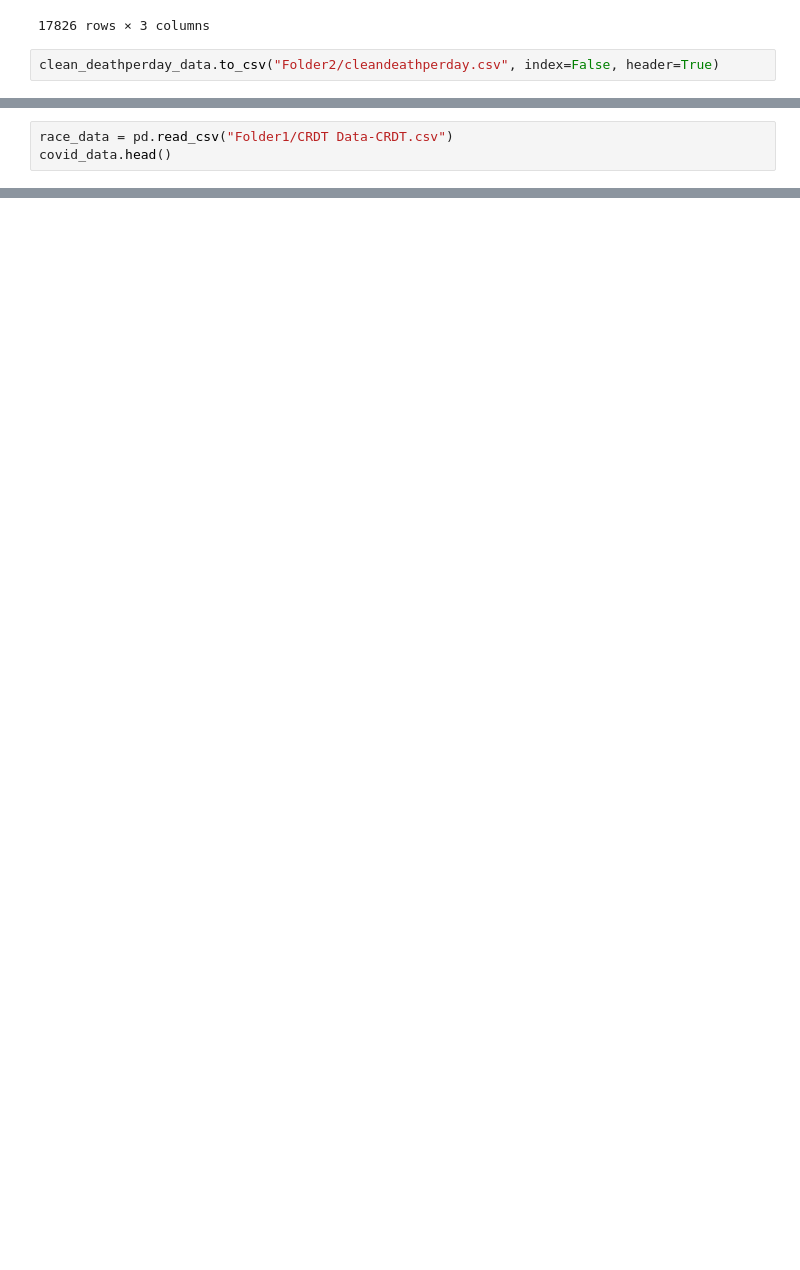
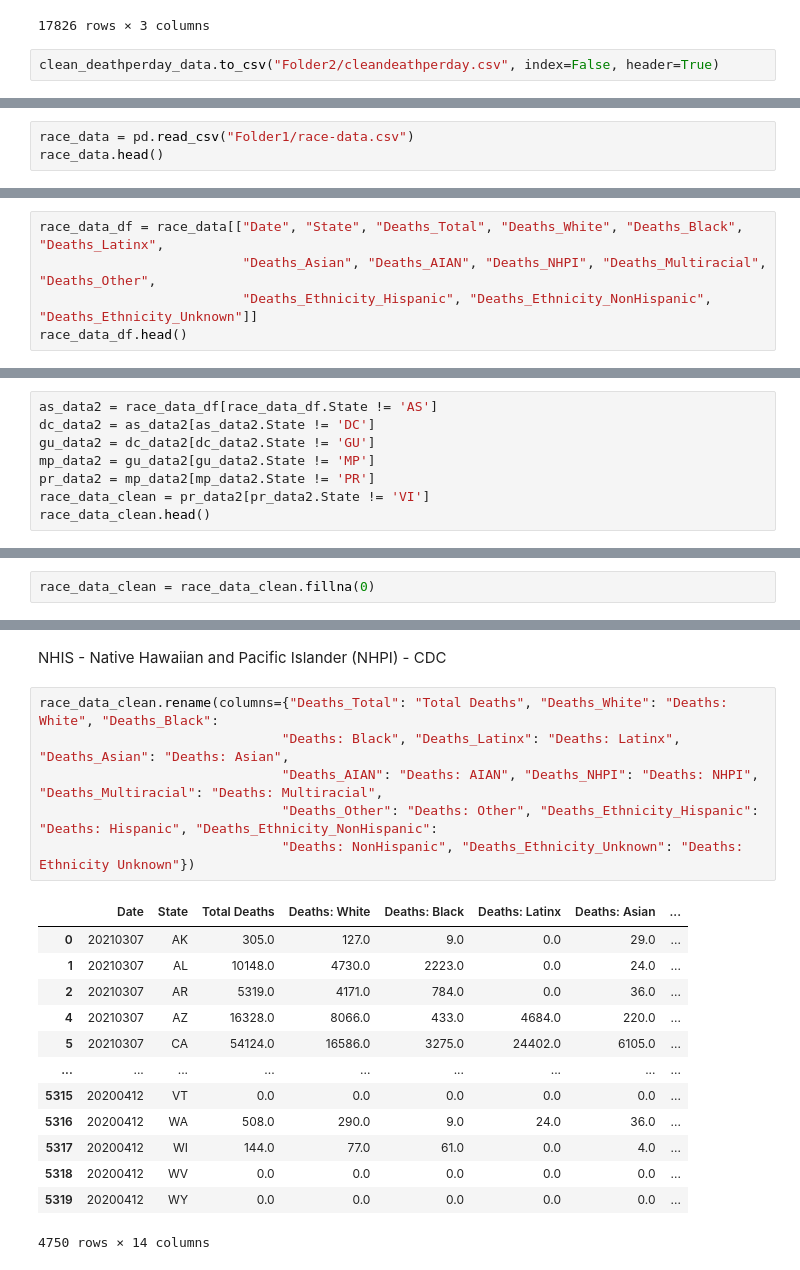
Before and after one commit to jenniecinelli/project_one, a Jupyter notebook: COVID Tracking Project CSV - Cleaned.ipynb, the cells around one changed output, grey strips where cells are left out. Drawn from its saved outputs; the diff is of its cells as text; blank space fills up the shorter version.

```diff
--- a/COVID Tracking Project CSV - Cleaned.ipynb
+++ b/COVID Tracking Project CSV - Cleaned.ipynb
@@ -137,3 +123,3 @@ COVID Tracking project - Race CSV
 # %%
-race_data = pd.read_csv("Folder1/CRDT Data-CRDT.csv")
-covid_data.head()
+race_data = pd.read_csv("Folder1/race-data.csv")
+race_data.head()
@@ -139,0 +134,5 @@ covid_data.head()
+# %%
+race_data_df = race_data[["Date", "State", "Deaths_Total", "Deaths_White", "Deaths_Black", "Deaths_Latinx",
+                          "Deaths_Asian", "Deaths_AIAN", "Deaths_NHPI", "Deaths_Multiracial", "Deaths_Other",
+                          "Deaths_Ethnicity_Hispanic", "Deaths_Ethnicity_NonHispanic", "Deaths_Ethnicity_Unknown"]]
+race_data_df.head()
@@ -139,0 +146,8 @@ covid_data.head()
+# %%
+as_data2 = race_data_df[race_data_df.State != 'AS']
+dc_data2 = as_data2[as_data2.State != 'DC']
+gu_data2 = dc_data2[dc_data2.State != 'GU']
+mp_data2 = gu_data2[gu_data2.State != 'MP']
+pr_data2 = mp_data2[mp_data2.State != 'PR']
+race_data_clean = pr_data2[pr_data2.State != 'VI']
+race_data_clean.head()
@@ -139,0 +161,2 @@ covid_data.head()
+# %%
+race_data_clean = race_data_clean.fillna(0)
@@ -139,0 +174,22 @@ covid_data.head()
+# %% [markdown]
+NHIS - Native Hawaiian and Pacific Islander (NHPI) - CDC
+# %%
+race_data_clean.rename(columns={"Deaths_Total": "Total Deaths", "Deaths_White": "Deaths: White", "Deaths_Black":
+                               "Deaths: Black", "Deaths_Latinx": "Deaths: Latinx", "Deaths_Asian": "Deaths: Asian",
+                               "Deaths_AIAN": "Deaths: AIAN", "Deaths_NHPI": "Deaths: NHPI", "Deaths_Multiracial": "Deaths: Multiracial",
+                               "Deaths_Other": "Deaths: Other", "Deaths_Ethnicity_Hispanic": "Deaths: Hispanic", "Deaths_Ethnicity_NonHispanic":
+                               "Deaths: NonHispanic", "Deaths_Ethnicity_Unknown": "Deaths: Ethnicity Unknown"})
+# %% [output]
+|  | Date | State | Total Deaths | Deaths: White | Deaths: Black | Deaths: Latinx | Deaths: Asian | ... |
+| 0 | 20210307 | AK | 305.0 | 127.0 | 9.0 | 0.0 | 29.0 | ... |
+| 1 | 20210307 | AL | 10148.0 | 4730.0 | 2223.0 | 0.0 | 24.0 | ... |
+| 2 | 20210307 | AR | 5319.0 | 4171.0 | 784.0 | 0.0 | 36.0 | ... |
+| 4 | 20210307 | AZ | 16328.0 | 8066.0 | 433.0 | 4684.0 | 220.0 | ... |
+| 5 | 20210307 | CA | 54124.0 | 16586.0 | 3275.0 | 24402.0 | 6105.0 | ... |
+| ... | ... | ... | ... | ... | ... | ... | ... | ... |
+| 5315 | 20200412 | VT | 0.0 | 0.0 | 0.0 | 0.0 | 0.0 | ... |
+| 5316 | 20200412 | WA | 508.0 | 290.0 | 9.0 | 24.0 | 36.0 | ... |
+| 5317 | 20200412 | WI | 144.0 | 77.0 | 61.0 | 0.0 | 4.0 | ... |
+| 5318 | 20200412 | WV | 0.0 | 0.0 | 0.0 | 0.0 | 0.0 | ... |
+| 5319 | 20200412 | WY | 0.0 | 0.0 | 0.0 | 0.0 | 0.0 | ... |
+4750 rows × 14 columns
```
Also changed, not shown: parts of 10 cells of this notebook, 2 other files.
